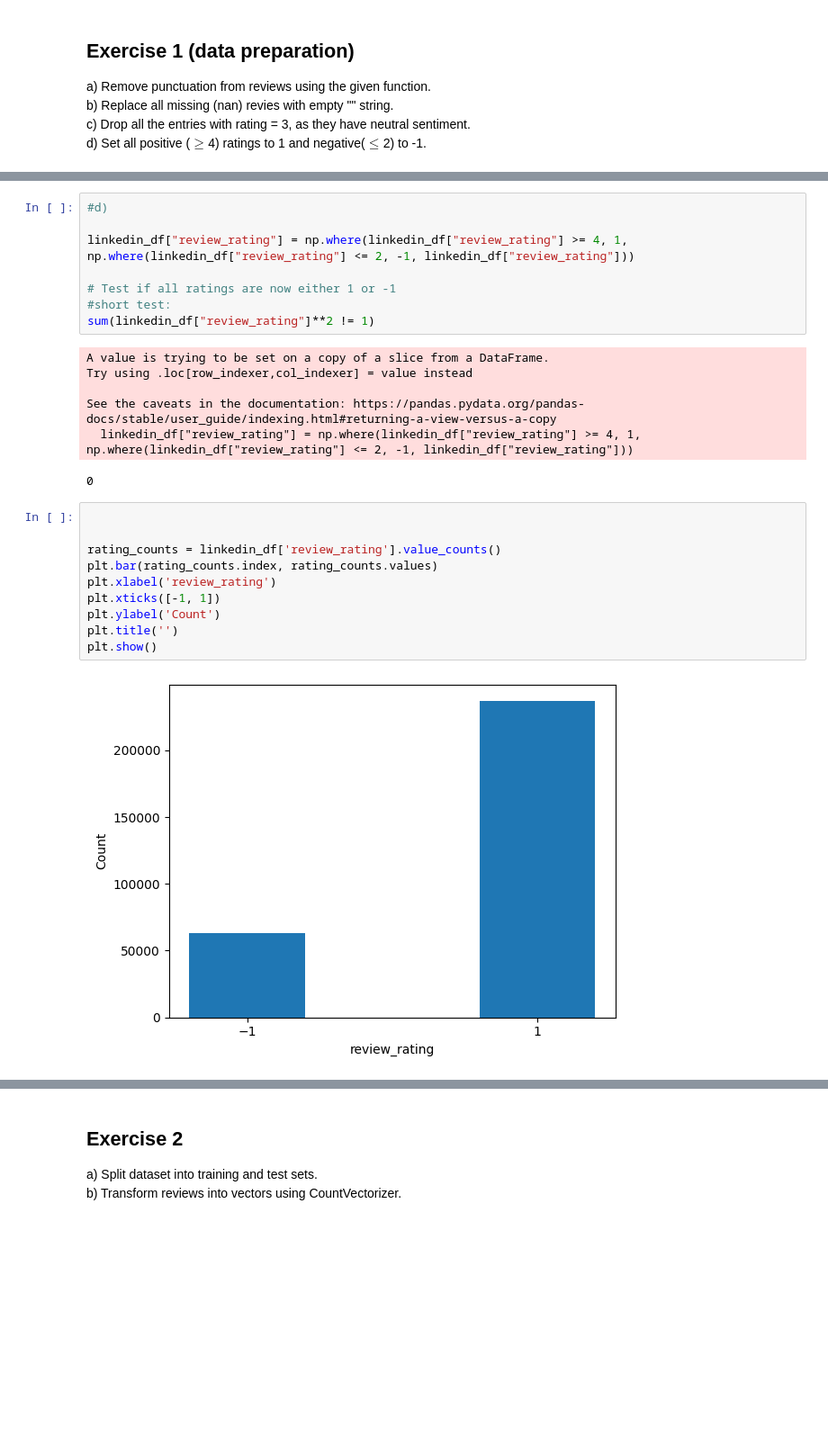
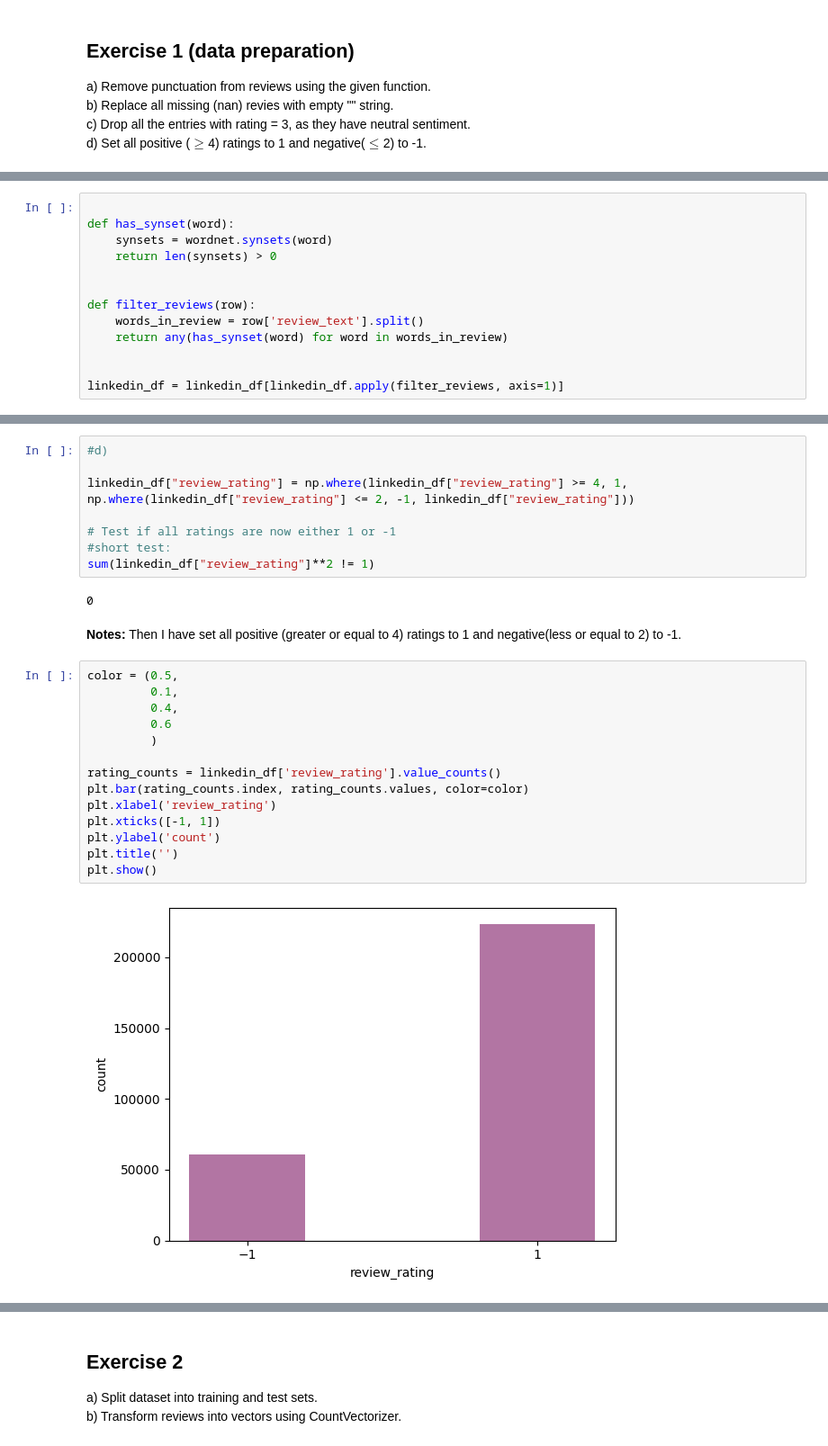
Before and after one commit to qojigedou/data_science, a Jupyter notebook: Optional_assignment_4_with_code.ipynb, the cells around one changed output, grey strips where cells are left out. Shown at 90% size. Cells and saved outputs as stored; diff of their text form; blank space fills up the shorter version.

```diff
--- a/Optional_assignment_4_with_code.ipynb
+++ b/Optional_assignment_4_with_code.ipynb
@@ -128,0 +156,13 @@ True
+# %%
+
+def has_synset(word):
+    synsets = wordnet.synsets(word)
+    return len(synsets) > 0
+
+
+def filter_reviews(row):
+    words_in_review = row['review_text'].split()
+    return any(has_synset(word) for word in words_in_review)
+
+
+linkedin_df = linkedin_df[linkedin_df.apply(filter_reviews, axis=1)]
@@ -143,21 +192,22 @@ linkedin_df["review_rating"] = np.where(linkedin_df["review_rating"] >= 4, 1, np
 #short test:
 sum(linkedin_df["review_rating"]**2 != 1)
 # %% [output]
-A value is trying to be set on a copy of a slice from a DataFrame.
-Try using .loc[row_indexer,col_indexer] = value instead
-
-See the caveats in the documentation: https://pandas.pydata.org/pandas-docs/stable/user_guide/indexing.html#returning-a-view-versus-a-copy
-  linkedin_df["review_rating"] = np.where(linkedin_df["review_rating"] >= 4, 1, np.where(linkedin_df["review_rating"] <= 2, -1, linkedin_df["review_rating"]))
+0
-0
+# %% [markdown]
+**Notes:** Then I have set all positive (greater or equal to 4) ratings to 1 and negative(less or equal to 2) to -1.
 # %%
-
+color = (0.5,
+         0.1,
+         0.4,
+         0.6
+         )
 
 rating_counts = linkedin_df['review_rating'].value_counts()
-plt.bar(rating_counts.index, rating_counts.values)
+plt.bar(rating_counts.index, rating_counts.values, color=color)
 plt.xlabel('review_rating')
 plt.xticks([-1, 1])
-plt.ylabel('Count')
+plt.ylabel('count')
 plt.title('')
 plt.show()
 # %% [output]
-[figure, old version]
+[figure, new version]
```
Also changed, not shown: parts of 53 cells of this notebook.
